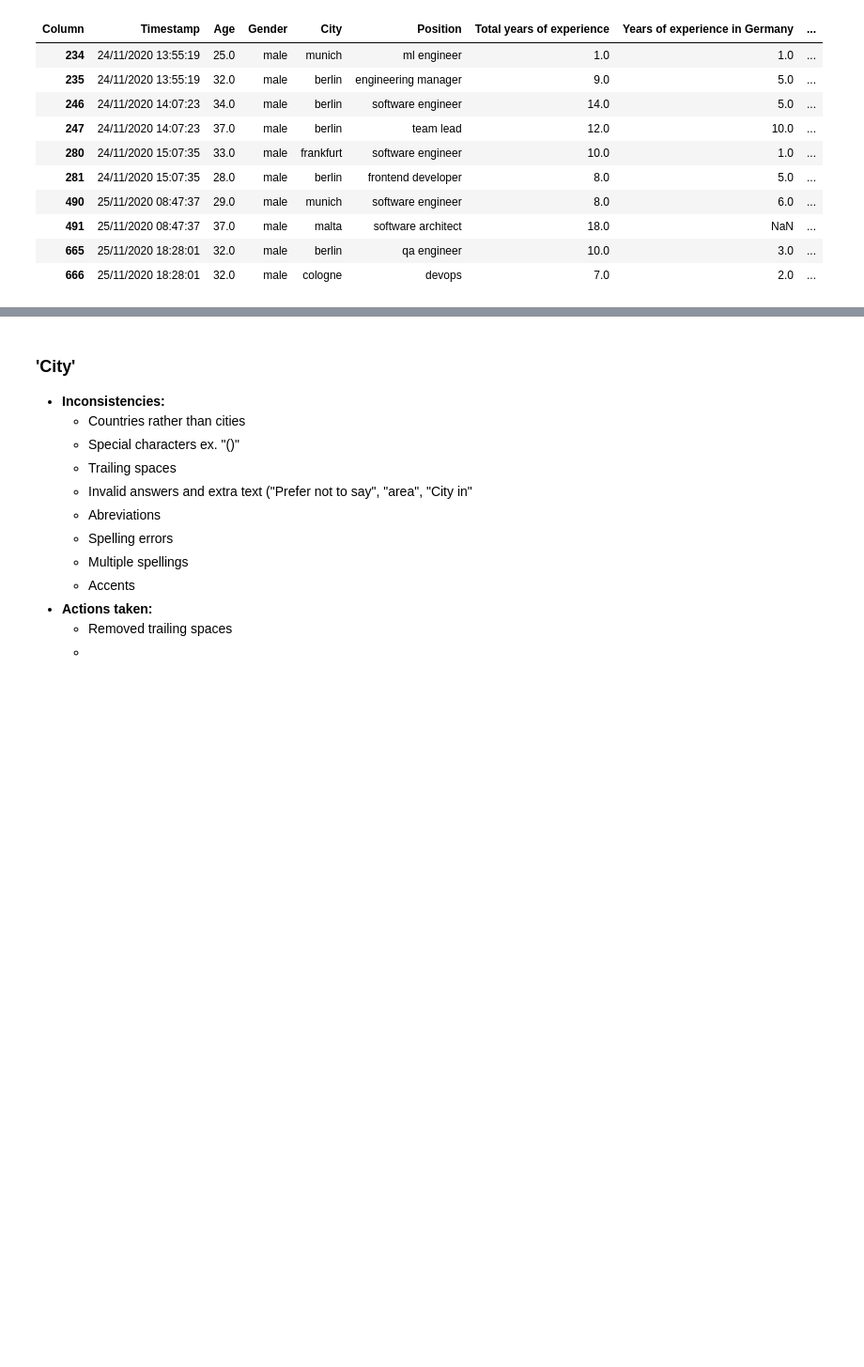
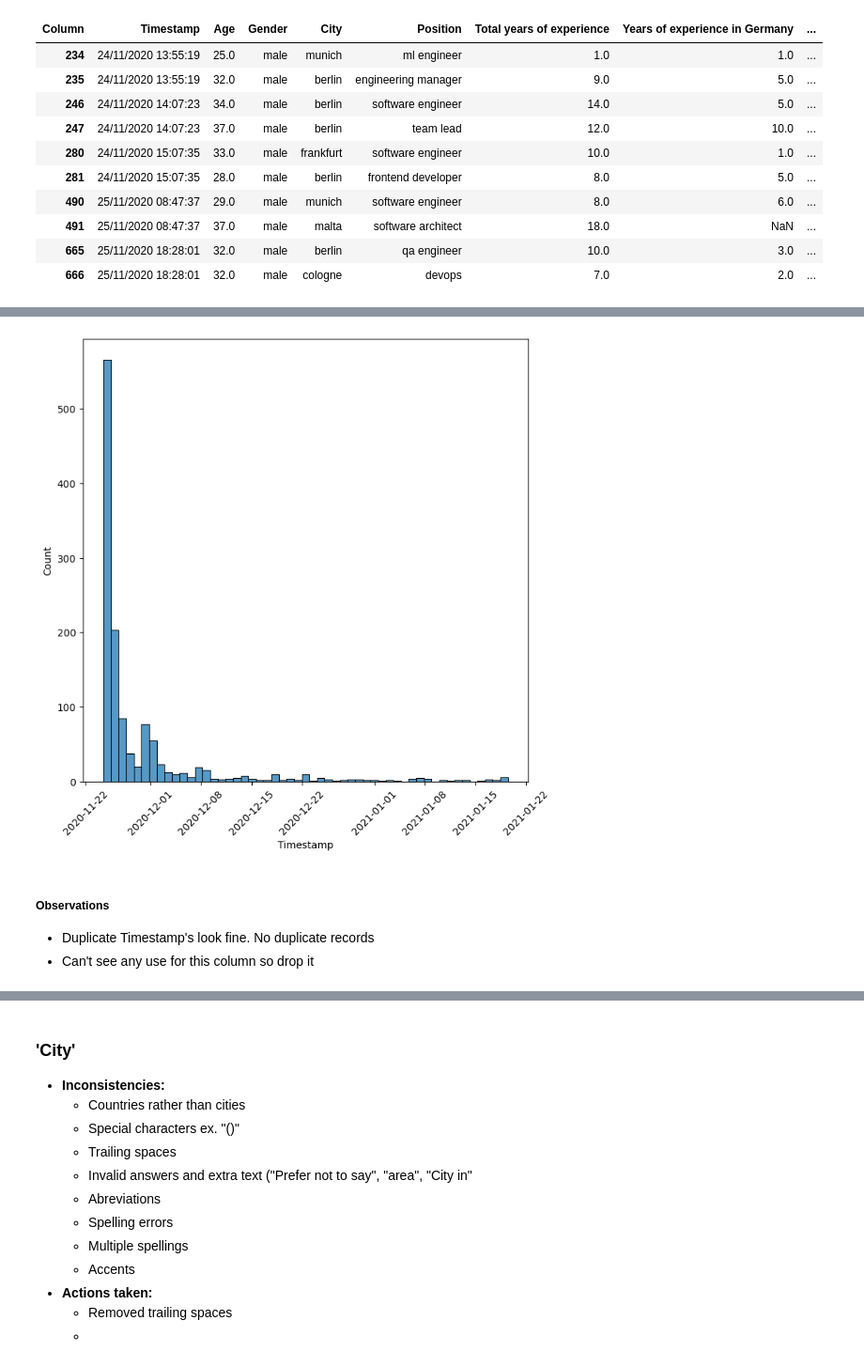
Before and after one commit to AkeemSemperDataScience/3950-assignment-2-mlsiebold, a Jupyter notebook: START_Asn_2.ipynb, the cells around one changed output, grey strips where cells are left out. Shown at 94% size. Saved outputs shown, nothing was run; the diff lists cells and outputs as text; code cells hidden in the pictures; blank space fills up the shorter version.

```diff
--- a/START_Asn_2.ipynb
+++ b/START_Asn_2.ipynb
@@ -28,3 +28,5 @@ from sklearn.model_selection import GridSearchCV
 
 from ml_utils import edaDF
 import toolbox as tb
+
+plt.rcParams["figure.figsize"] = (6, 4)
@@ -352,0 +365,11 @@ Name: Timestamp, Length: 1253, dtype: datetime64[ns]
+# %%
+# Check distribution for funzies
+
+sns.histplot(df, x='Timestamp')
+plt.xticks(rotation=45);
+# %% [output]
+[figure, added]
+# %% [markdown]
+##### **Observations**
+- Duplicate Timestamp's look fine. No duplicate records
+- Can't see any use for this column so drop it
```
Also changed, not shown: parts of 34 cells of this notebook, 2 other files.
